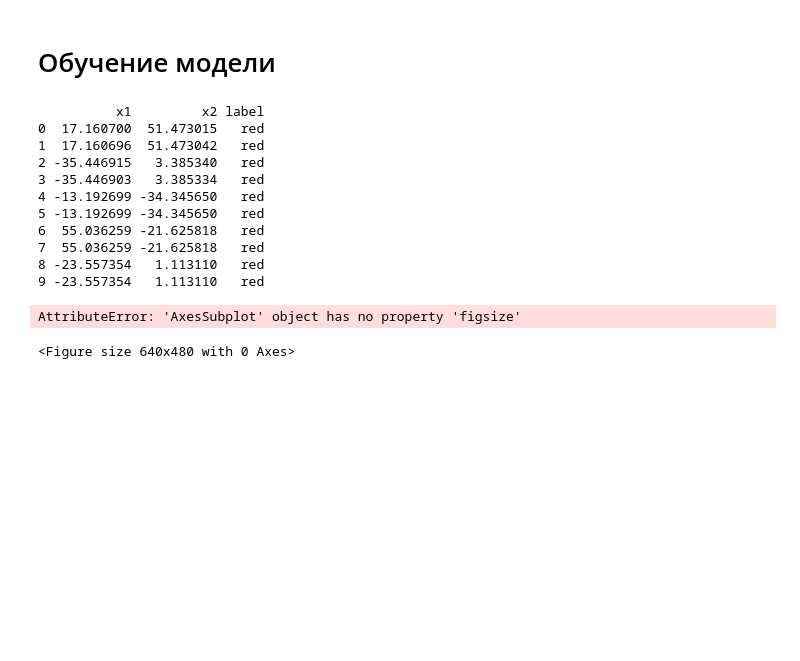
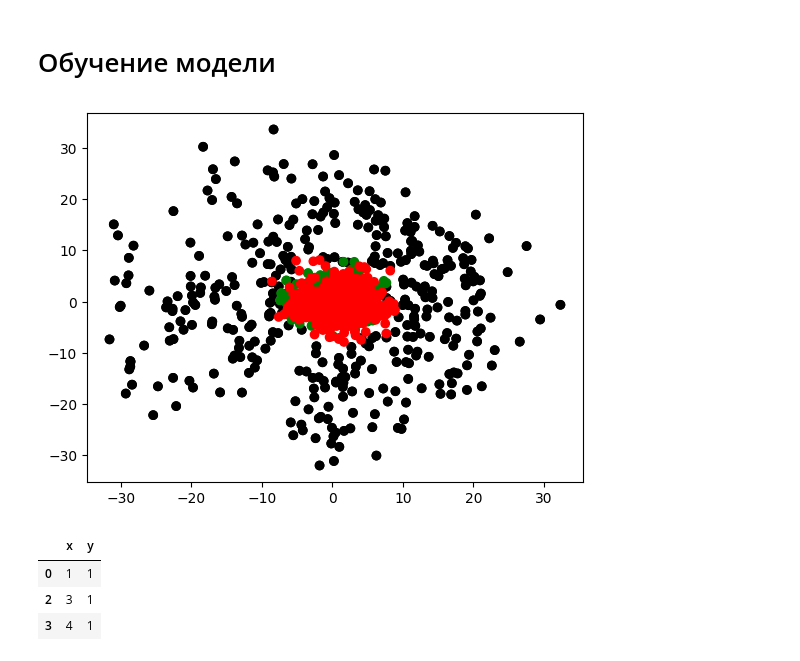
Before and after one commit to Y3g9r/Vector-base-NEL, a Jupyter notebook: src/disambiguator/disambiguator_vectors_build_research.ipynb, the cells around one changed output. Cells and saved outputs as stored; diff of their text form; code cells hidden in the pictures; blank space fills up the shorter version.

```diff
--- a/src/disambiguator/disambiguator_vectors_build_research.ipynb
+++ b/src/disambiguator/disambiguator_vectors_build_research.ipynb
@@ -219,8 +219,8 @@ data_X, data_Y = data_preparation(df.text,
                                                                 do_lower_case=True),
                                   max_len)
 
-dataset = DisambiguationDataset(data_X[:10], data_Y[:10])
-loader = DataLoader(dataset=dataset, batch_size=10,shuffle=False, drop_last=True)
+dataset = DisambiguationDataset(data_X[:800], data_Y[:800])
+loader = DataLoader(dataset=dataset, batch_size=800,shuffle=False, drop_last=True)
 bv = BertVectors("cuda:0")
 
 vect_dict = {"text":[], "def":[], "label": []}
@@ -231,51 +231,44 @@ for i,batch in enumerate(loader):
     target = batch["label"].float().to(device)
     text_input_ids = batch["text_input_ids"].to(device)
     text_input_mask = batch["text_input_mask"].to(device)
     text_segment_ids = batch["text_segment_ids"].to(device)
     text_offset_mapping = batch["text_offset_mapping"].to(device)
     text_pos = batch["text_pos"].to(device)
     def_input_ids = batch["def_input_ids"].to(device)
     def_input_mask = batch["def_input_mask"].to(device)
     def_segment_ids = batch["def_segment_ids"].to(device)
 
 
     x1,x2 = bv.forward(text_input_ids, text_input_mask, text_segment_ids, text_offset_mapping,
                text_pos, def_input_ids, def_input_mask, def_segment_ids)
 
     vect_dict["text"].append(x1.detach().cpu().numpy())
     vect_dict["def"].append(x2.detach().cpu().numpy())
     vect_dict["label"].append(target.detach().cpu().numpy())
 
     vect_dict["text"] = vect_dict["text"][0]
     vect_dict["def"] = vect_dict["def"][0]
     vect_dict["label"] = vect_dict["label"][0]
 
     pca = PCA(n_components=2, random_state=42)
     text_2d = pd.DataFrame(pca.fit_transform(vect_dict["text"]), columns=['x1', 'x2'])
-    text_2d['label'] = 'green'
+    text_2d['label'] = 'black'
 
-    text_2d = pd.DataFrame(pca.fit_transform(vect_dict["text"]), columns=['x1', 'x2'])
-    text_2d['label'] = 'green'
+    def_2d = pd.DataFrame(pca.fit_transform(vect_dict["def"]), columns=['x1', 'x2'])
+    def_2d['label'] = vect_dict["label"]
+
+    def_p_2d = pd.DataFrame(def_2d[def_2d['label']==1], columns=['x1', 'x2'])
+    def_p_2d['label'] = 'green'
+
+    def_n_2d = pd.DataFrame(def_2d[def_2d['label']==0], columns=['x1', 'x2'])
+    def_n_2d['label'] = 'red'
 
 
-    print(emb_2d)
-
     fig = plt.figure()
-    ax1 = fig.add_subplot()
-    ax1.scatter(x=text_2d['x1'], y=text_2d['x2'], color=text_2d['label'])
-    ax1.scatter(x=emb_2d['x1'], y=emb_2d['x2'], color=emb_2d['label'])
+    ax1 = fig.add_subplot(111)
+    ax1.scatter(x=text_2d['x1'], y=text_2d['x2'], color=text_2d['label'],label = "text")
+    ax1.scatter(x=def_p_2d['x1'], y=def_p_2d['x2'], color=def_p_2d['label'], label = "def_p")
+    ax1.scatter(x=def_n_2d['x1'], y=def_n_2d['x2'], color=def_n_2d['label'], label = "def_n")
     fig.show()
 # %% [output]
-          x1         x2 label
-0  17.160700  51.473015   red
-1  17.160696  51.473042   red
-2 -35.446915   3.385340   red
-3 -35.446903   3.385334   red
-4 -13.192699 -34.345650   red
-5 -13.192699 -34.345650   red
-6  55.036259 -21.625818   red
-7  55.036259 -21.625818   red
-8 -23.557354   1.113110   red
-9 -23.557354   1.113110   red
-AttributeError: 'AxesSubplot' object has no property 'figsize'
-<Figure size 640x480 with 0 Axes>
+[figure, added]
@@ -281,0 +277,8 @@ AttributeError: 'AxesSubplot' object has no property 'figsize'
+# %%
+df1=df[df['y']==1]
+df1
+# %% [output]
+|  | x | y |
+| 0 | 1 | 1 |
+| 2 | 3 | 1 |
+| 3 | 4 | 1 |
```
Also changed, not shown: parts of 1 cell of this notebook.
